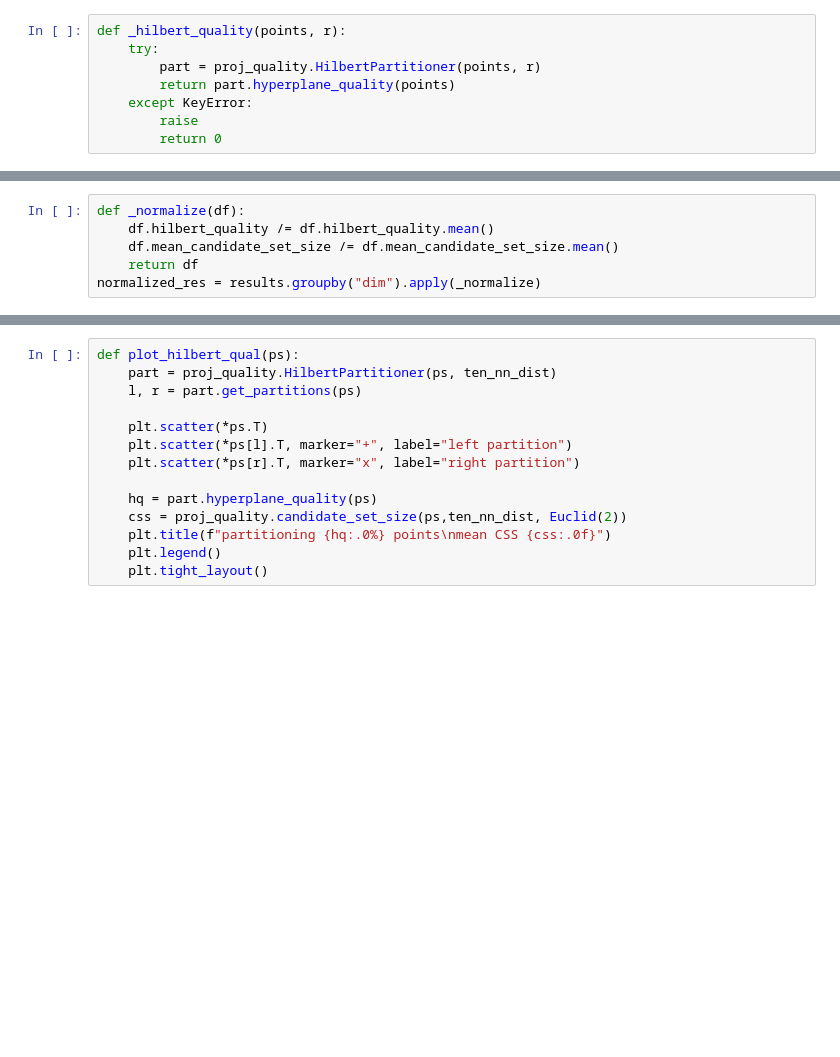
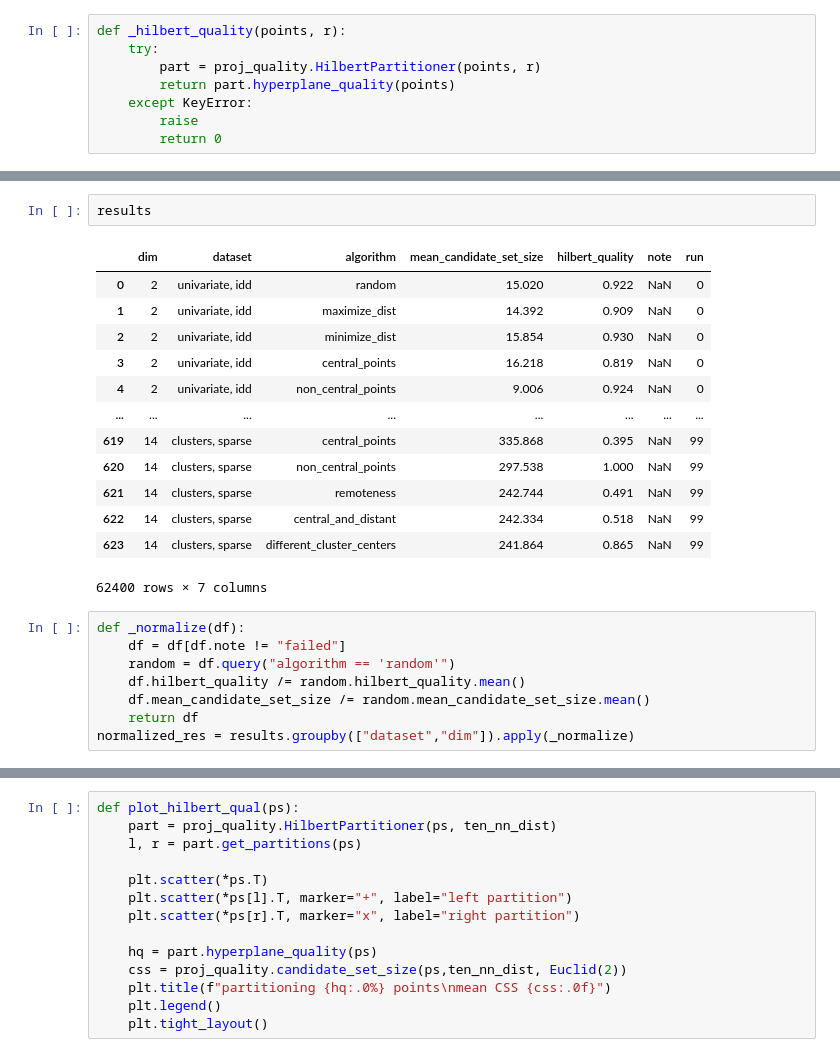
Before and after one commit to DimensionalScoop/metric_spaces, a Jupyter notebook: maths/tetrahedron/what_makes_a_good_pivot.ipynb, the cells around one changed output, grey strips where cells are left out. Cells and saved outputs as stored; diff of their text form; blank space fills up the shorter version.

```diff
--- a/maths/tetrahedron/what_makes_a_good_pivot.ipynb
+++ b/maths/tetrahedron/what_makes_a_good_pivot.ipynb
@@ -206,7 +275,25 @@ results = pd.concat(Parallel(n_jobs=22)(jobs))
+# %%
+results
+# %% [output]
+|  | dim | dataset | algorithm | mean_candidate_set_size | hilbert_quality | note | run |
+| 0 | 2 | univariate, idd | random | 15.020 | 0.922 | NaN | 0 |
+| 1 | 2 | univariate, idd | maximize_dist | 14.392 | 0.909 | NaN | 0 |
+| 2 | 2 | univariate, idd | minimize_dist | 15.854 | 0.930 | NaN | 0 |
+| 3 | 2 | univariate, idd | central_points | 16.218 | 0.819 | NaN | 0 |
+| 4 | 2 | univariate, idd | non_central_points | 9.006 | 0.924 | NaN | 0 |
+| ... | ... | ... | ... | ... | ... | ... | ... |
+| 619 | 14 | clusters, sparse | central_points | 335.868 | 0.395 | NaN | 99 |
+| 620 | 14 | clusters, sparse | non_central_points | 297.538 | 1.000 | NaN | 99 |
+| 621 | 14 | clusters, sparse | remoteness | 242.744 | 0.491 | NaN | 99 |
+| 622 | 14 | clusters, sparse | central_and_distant | 242.334 | 0.518 | NaN | 99 |
+| 623 | 14 | clusters, sparse | different_cluster_centers | 241.864 | 0.865 | NaN | 99 |
+62400 rows × 7 columns
 # %%
 def _normalize(df):
-    df.hilbert_quality /= df.hilbert_quality.mean()
-    df.mean_candidate_set_size /= df.mean_candidate_set_size.mean()
+    df = df[df.note != "failed"]
+    random = df.query("algorithm == 'random'")
+    df.hilbert_quality /= random.hilbert_quality.mean()
+    df.mean_candidate_set_size /= random.mean_candidate_set_size.mean()
     return df
-normalized_res = results.groupby("dim").apply(_normalize)
+normalized_res = results.groupby(["dataset","dim"]).apply(_normalize)
 # %%
```
Also changed, not shown: parts of 21 cells of this notebook, 1 other file.
